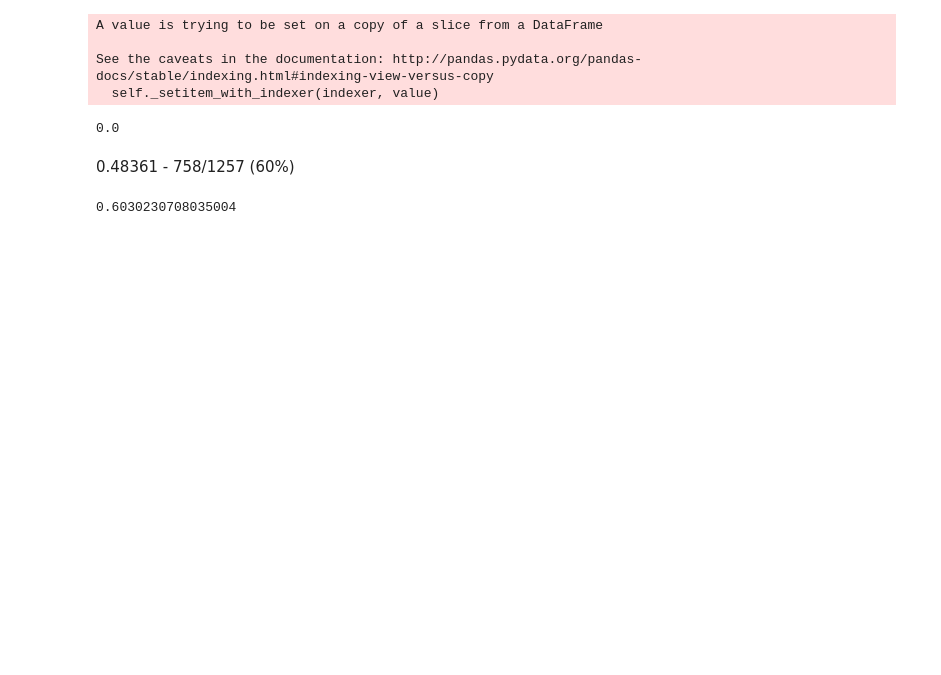
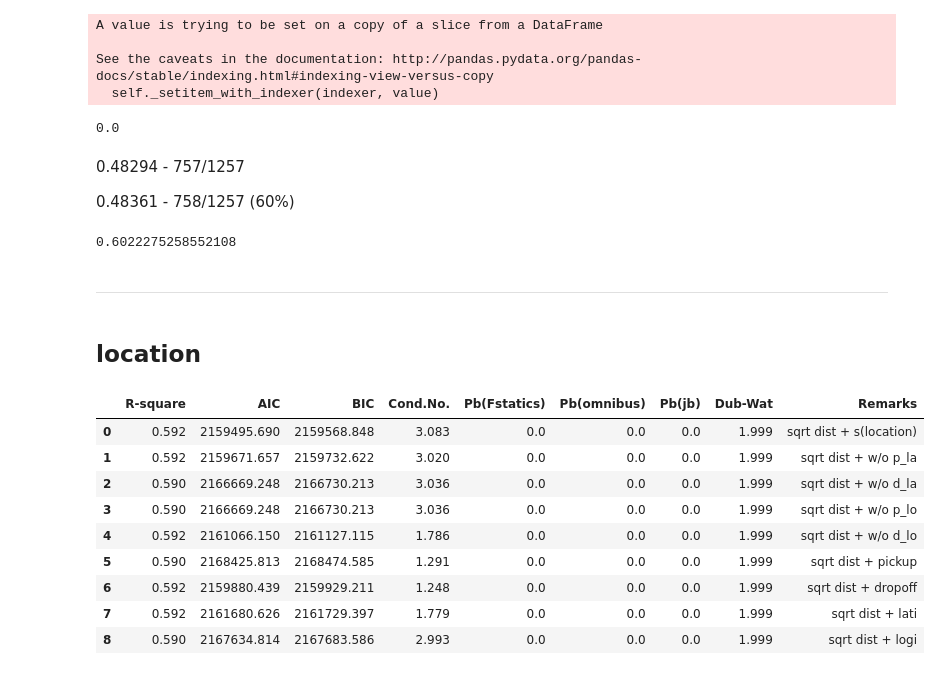
Before and after one commit to Moons08/dss-project-taxi, a Jupyter notebook: Mk/2_re.fitting.ipynb, the cells around one changed output. Saved outputs shown, nothing was run; the diff lists cells and outputs as text; code cells hidden in the pictures; blank space fills up the shorter version.

```diff
--- a/Mk/2_re.fitting.ipynb
+++ b/Mk/2_re.fitting.ipynb
@@ -329,8 +214,66 @@ ans['trip_duration'] = ans['trip_duration'].apply(lambda x: int(x))
 # Kaggle 제출파일
 ans.to_csv('basic_model.csv', index=False)
 # %% [markdown]
+0.48294 - 757/1257
+
+
 0.48361 - 758/1257 (60%)
 # %%
-758/1257
+757/1257
 # %% [output]
-0.6030230708035004
+0.6022275258552108
+# %% [markdown]
+---
+# %% [markdown]
+## location
+# %%
+results = pd.DataFrame(columns = ["R-square", "AIC", "BIC", "Cond.No.", "Pb(Fstatics)", "Pb(omnibus)", "Pb(jb)", "Dub-Wat","Remarks"])
+
+# origin data model
+model1 = sm.OLS.from_formula("log_duration ~ scale(sqrt_log_dist) + scale(pickup_latitude) + scale(dropoff_latitude)+ scale(pickup_longitude)+scale(dropoff_longitude)", data = taxi)
+result1 = model1.fit()
+storage(result1, results, 'sqrt dist +  s(location)')
+
+model1 = sm.OLS.from_formula("log_duration ~ scale(sqrt_log_dist) + scale(dropoff_latitude)+ scale(pickup_longitude)+scale(dropoff_longitude)", data = taxi)
+result1 = model1.fit()
+storage(result1, results, 'sqrt dist +  w/o p_la')
+
+model1 = sm.OLS.from_formula("log_duration ~ scale(sqrt_log_dist) + scale(pickup_latitude) + scale(pickup_longitude)+scale(dropoff_longitude)", data = taxi)
+result1 = model1.fit()
+storage(result1, results, 'sqrt dist +  w/o d_la')
+
+model1 = sm.OLS.from_formula("log_duration ~ scale(sqrt_log_dist) + scale(pickup_latitude) + scale(pickup_longitude)+scale(dropoff_longitude)", data = taxi)
+result1 = model1.fit()
+storage(result1, results, 'sqrt dist +  w/o p_lo')
+
+model1 = sm.OLS.from_formula("log_duration ~ scale(sqrt_log_dist) + scale(pickup_latitude) + scale(dropoff_latitude)+ scale(pickup_longitude)", data = taxi)
+result1 = model1.fit()
+storage(result1, results, 'sqrt dist +  w/o d_lo')
+
+model1 = sm.OLS.from_formula("log_duration ~ scale(sqrt_log_dist) + scale(pickup_latitude) + scale(pickup_longitude)", data = taxi)
+result1 = model1.fit()
+storage(result1, results, 'sqrt dist +  pickup')
+
+model1 = sm.OLS.from_formula("log_duration ~ scale(sqrt_log_dist) + scale(dropoff_latitude)+ scale(dropoff_longitude)", data = taxi)
+result1 = model1.fit()
+storage(result1, results, 'sqrt dist +  dropoff')
+
+model1 = sm.OLS.from_formula("log_duration ~ scale(sqrt_log_dist) + scale(pickup_latitude) + scale(dropoff_latitude)", data = taxi)
+result1 = model1.fit()
+storage(result1, results, 'sqrt dist +  lati')
+
+model1 = sm.OLS.from_formula("log_duration ~ scale(sqrt_log_dist) + scale(pickup_longitude)+scale(dropoff_longitude)", data = taxi)
+result1 = model1.fit()
+storage(result1, results, 'sqrt dist +  logi')
+results
+# %% [output]
+|  | R-square | AIC | BIC | Cond.No. | Pb(Fstatics) | Pb(omnibus) | Pb(jb) | Dub-Wat | Remarks |
+| 0 | 0.592 | 2159495.690 | 2159568.848 | 3.083 | 0.0 | 0.0 | 0.0 | 1.999 | sqrt dist + s(location) |
+| 1 | 0.592 | 2159671.657 | 2159732.622 | 3.020 | 0.0 | 0.0 | 0.0 | 1.999 | sqrt dist + w/o p_la |
+| 2 | 0.590 | 2166669.248 | 2166730.213 | 3.036 | 0.0 | 0.0 | 0.0 | 1.999 | sqrt dist + w/o d_la |
+| 3 | 0.590 | 2166669.248 | 2166730.213 | 3.036 | 0.0 | 0.0 | 0.0 | 1.999 | sqrt dist + w/o p_lo |
+| 4 | 0.592 | 2161066.150 | 2161127.115 | 1.786 | 0.0 | 0.0 | 0.0 | 1.999 | sqrt dist + w/o d_lo |
+| 5 | 0.590 | 2168425.813 | 2168474.585 | 1.291 | 0.0 | 0.0 | 0.0 | 1.999 | sqrt dist + pickup |
+| 6 | 0.592 | 2159880.439 | 2159929.211 | 1.248 | 0.0 | 0.0 | 0.0 | 1.999 | sqrt dist + dropoff |
+| 7 | 0.592 | 2161680.626 | 2161729.397 | 1.779 | 0.0 | 0.0 | 0.0 | 1.999 | sqrt dist + lati |
+| 8 | 0.590 | 2167634.814 | 2167683.586 | 2.993 | 0.0 | 0.0 | 0.0 | 1.999 | sqrt dist + logi |
```
Also changed, not shown: parts of 14 cells of this notebook, 6 other files.
